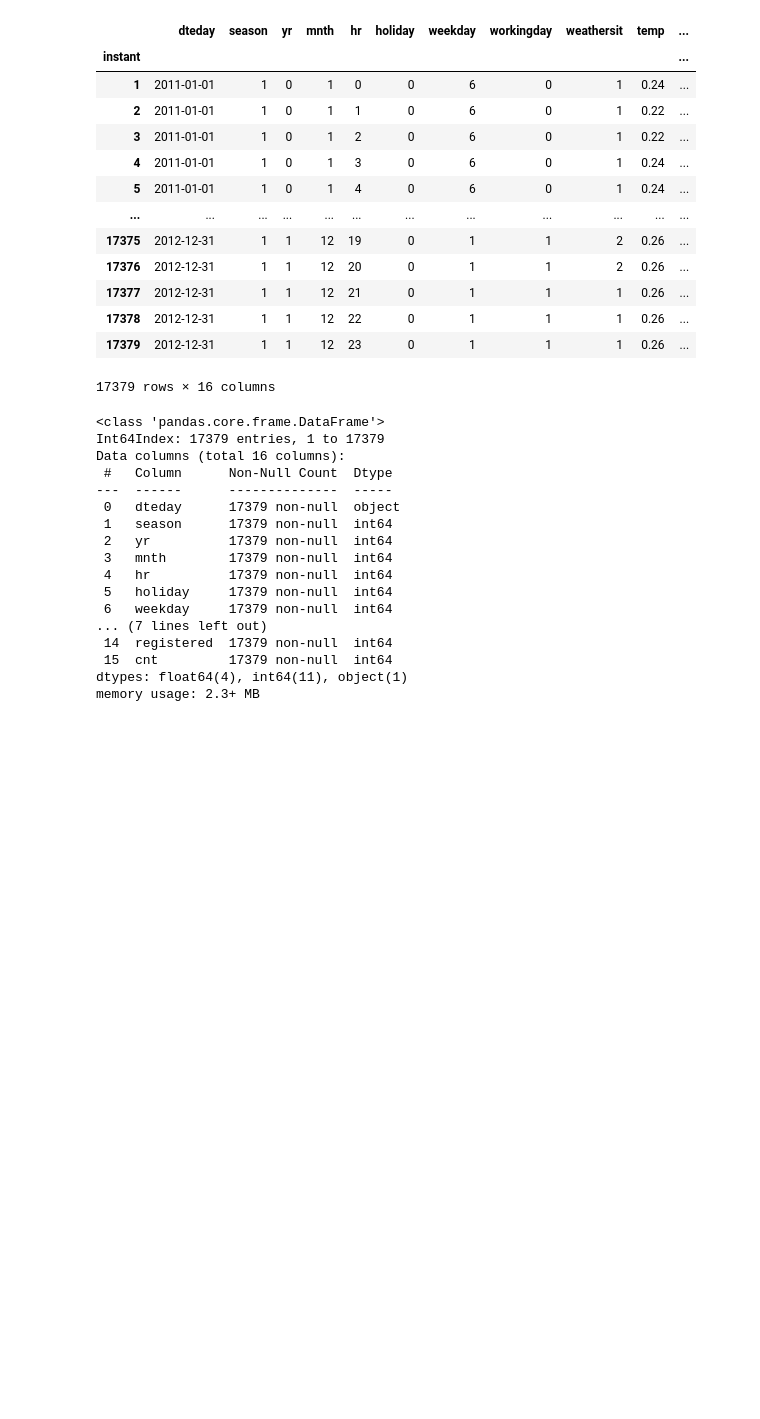
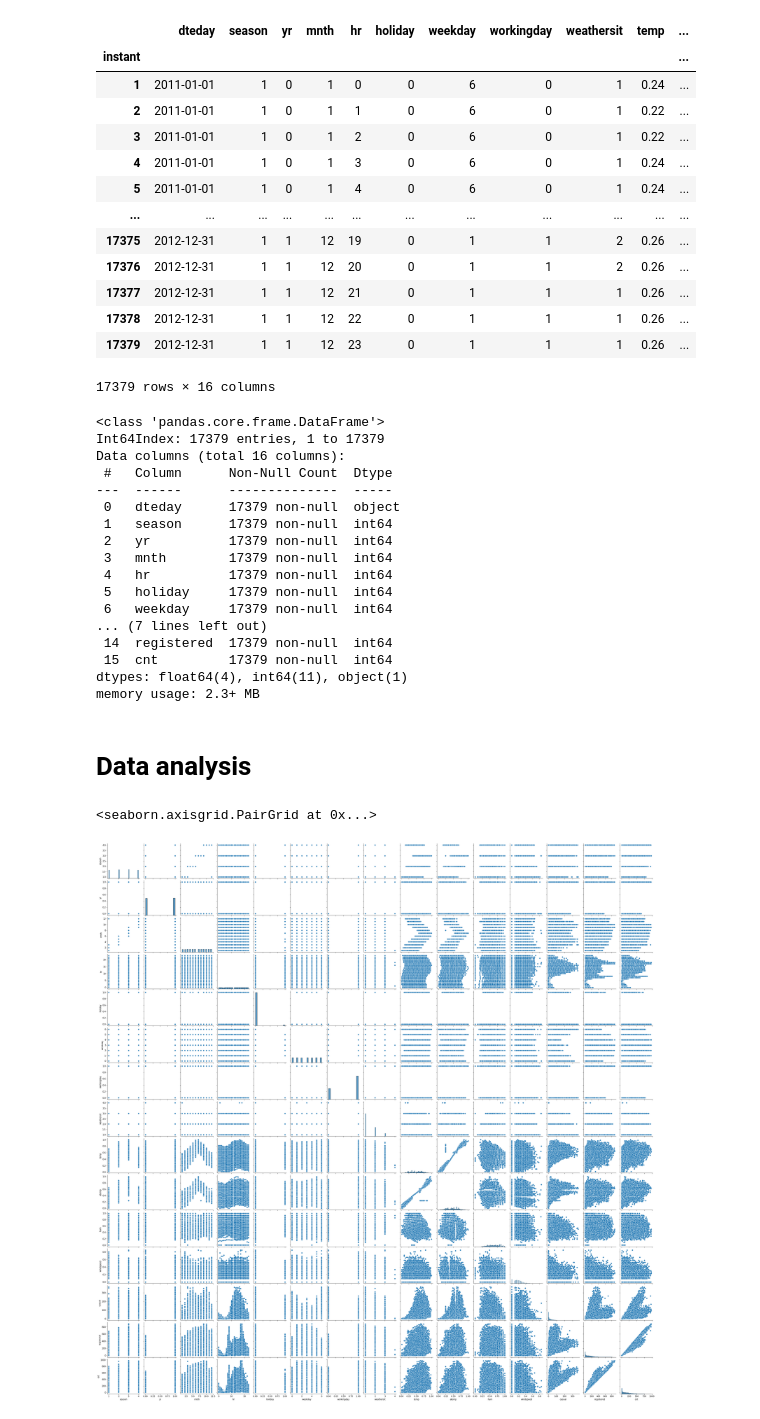
Before and after one commit to AlexeyMarg/ML_bicycle_sharing, a Jupyter notebook: bicycle_prediction.ipynb, the cells around one changed output. Drawn from its saved outputs; the diff is of its cells as text; code cells hidden in the pictures; blank space fills up the shorter version.

```diff
--- a/bicycle_prediction.ipynb
+++ b/bicycle_prediction.ipynb
@@ -45,3 +47,10 @@ memory usage: 2.3+ MB
 categories_columns = ['season', 'holiday', 'weekday', 'workingday', 'weathersit']
 numeric_columns = ['temp', 'atemp', 'hum', 'windspeed', 'casual', 'registered', 'C', 'cnt']
 date_columns = ['dteday']
+# %% [markdown]
+# Data analysis
+# %%
+sns.pairplot(df)
+# %% [output]
+<seaborn.axisgrid.PairGrid at 0x...>
+[figure, added]
```
Also changed, not shown: parts of 2 cells of this notebook, 1 other file.
